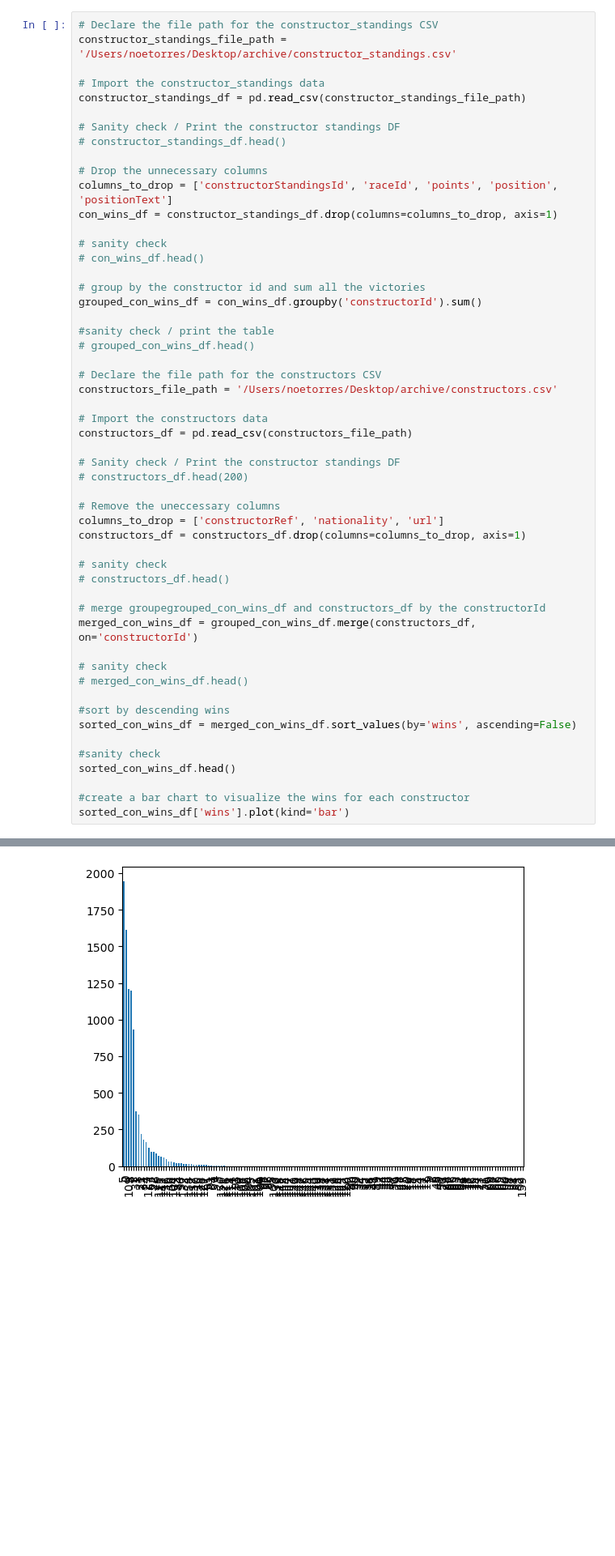
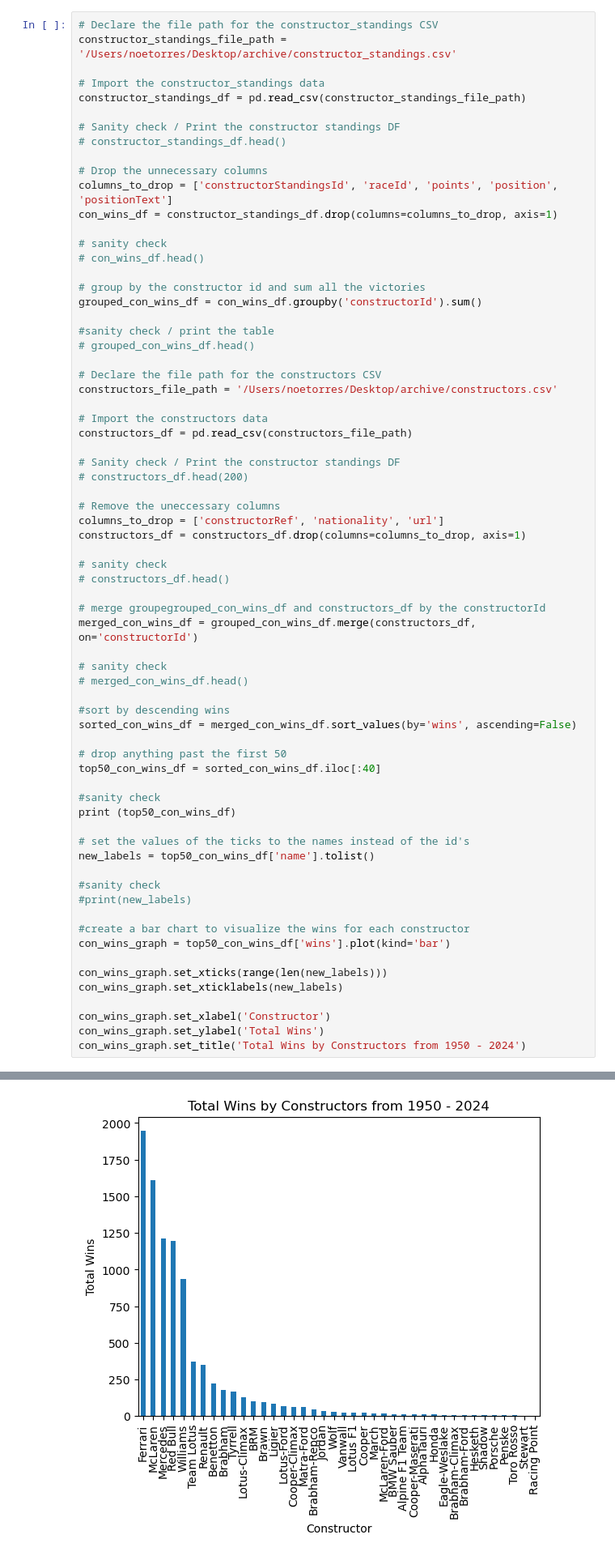
Before and after one commit to Ntorres95/F1_Analysis, a Jupyter notebook: F1.ipynb, the cells around one changed output, grey strips where cells are left out. Shown: that part at 81% size. Saved outputs shown, nothing was run; the diff lists cells and outputs as text; blank space fills up the shorter version.

```diff
--- a/F1.ipynb
+++ b/F1.ipynb
@@ -76,9 +76,25 @@ merged_con_wins_df = grouped_con_wins_df.merge(constructors_df, on='constructorI
 #sort by descending wins
 sorted_con_wins_df = merged_con_wins_df.sort_values(by='wins', ascending=False)
 
+# drop anything past the first 50
+top50_con_wins_df = sorted_con_wins_df.iloc[:40]
+
 #sanity check
-sorted_con_wins_df.head()
+print (top50_con_wins_df)
+
+# set the values of the ticks to the names instead of the id's
+new_labels = top50_con_wins_df['name'].tolist()
+
+#sanity check
+#print(new_labels)
 
 #create a bar chart to visualize the wins for each constructor
-sorted_con_wins_df['wins'].plot(kind='bar')
+con_wins_graph = top50_con_wins_df['wins'].plot(kind='bar')
+
+con_wins_graph.set_xticks(range(len(new_labels)))
+con_wins_graph.set_xticklabels(new_labels)
+
+con_wins_graph.set_xlabel('Constructor')
+con_wins_graph.set_ylabel('Total Wins')
+con_wins_graph.set_title('Total Wins by Constructors from 1950 - 2024')
 # %% [output]
@@ -86,4 +119,4 @@ sorted_con_wins_df['wins'].plot(kind='bar')
-[figure, old version]
+[figure, new version]
 # %%
 # Declare the file path for the driver_standings CSV
 driver_standings_file_path = '/Users/noetorres/Desktop/archive/driver_standings.csv'
```
Also changed, not shown: parts of 21 cells of this notebook, 1 other file.
